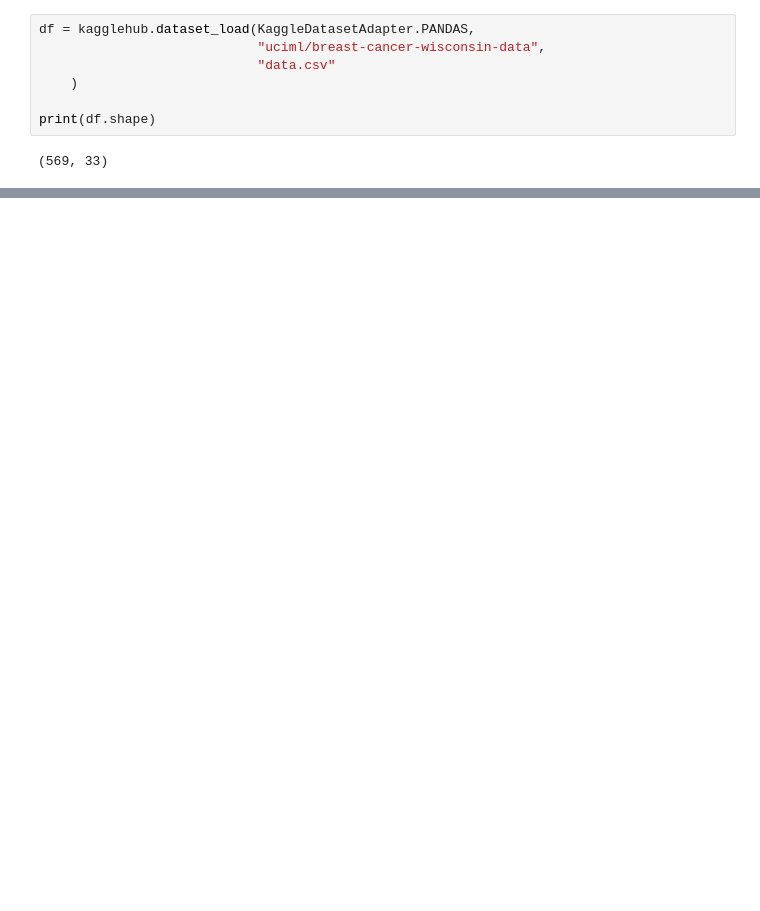
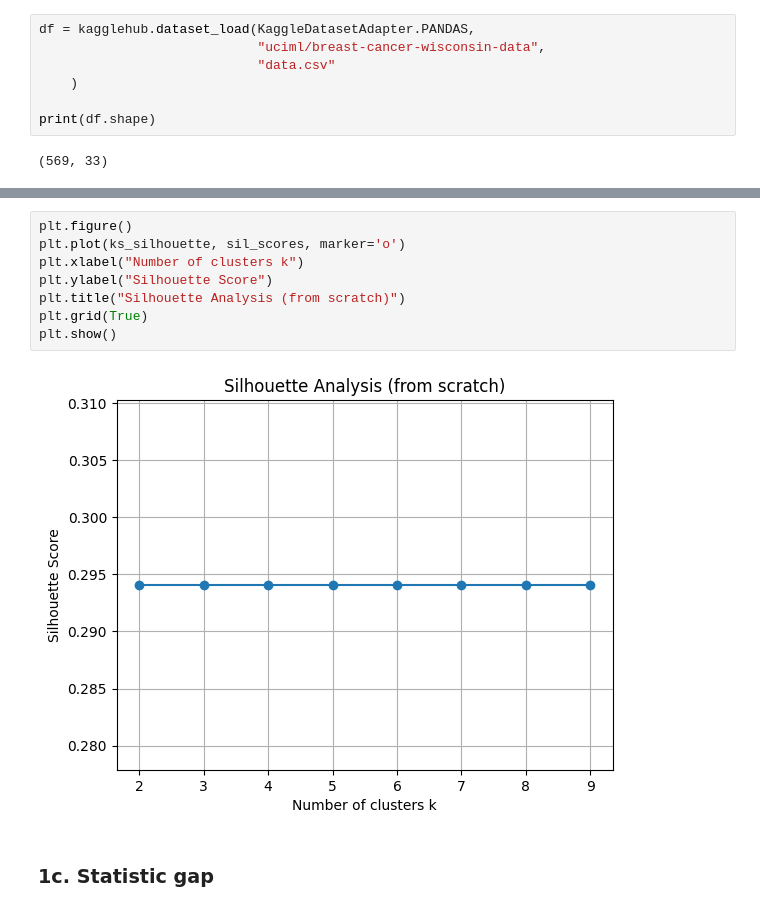
Before and after one commit to lujaine25/PCA-Autoencoder-KMeans-GMM, a Jupyter notebook: clustering.ipynb, the cells around one changed output, grey strips where cells are left out. Drawn from its saved outputs; the diff is of its cells as text; blank space fills up the shorter version.

```diff
--- a/clustering.ipynb
+++ b/clustering.ipynb
@@ -122,0 +187,12 @@ KMeans++ inertia: [np.float64(16420.447280984325)]
+# %%
+plt.figure()
+plt.plot(ks_silhouette, sil_scores, marker='o')
+plt.xlabel("Number of clusters k")
+plt.ylabel("Silhouette Score")
+plt.title("Silhouette Analysis (from scratch)")
+plt.grid(True)
+plt.show()
+# %% [output]
+[figure, added]
+# %% [markdown]
+### 1c. Statistic gap
```
Also changed, not shown: parts of 16 cells of this notebook.
